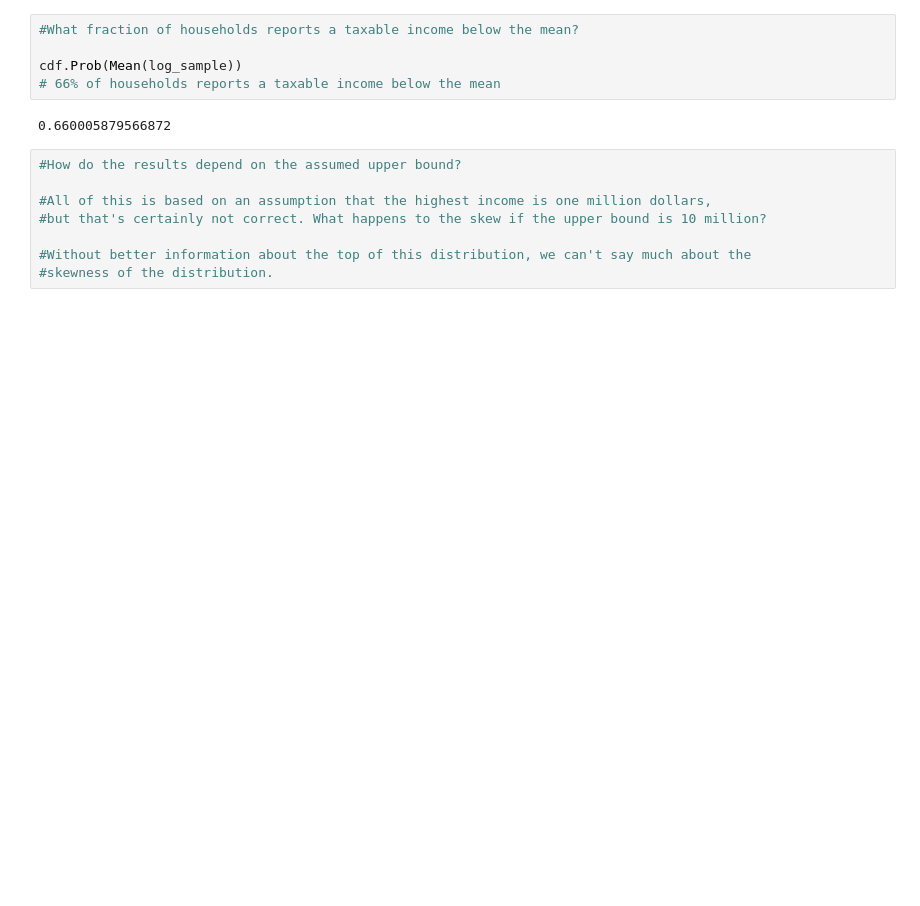
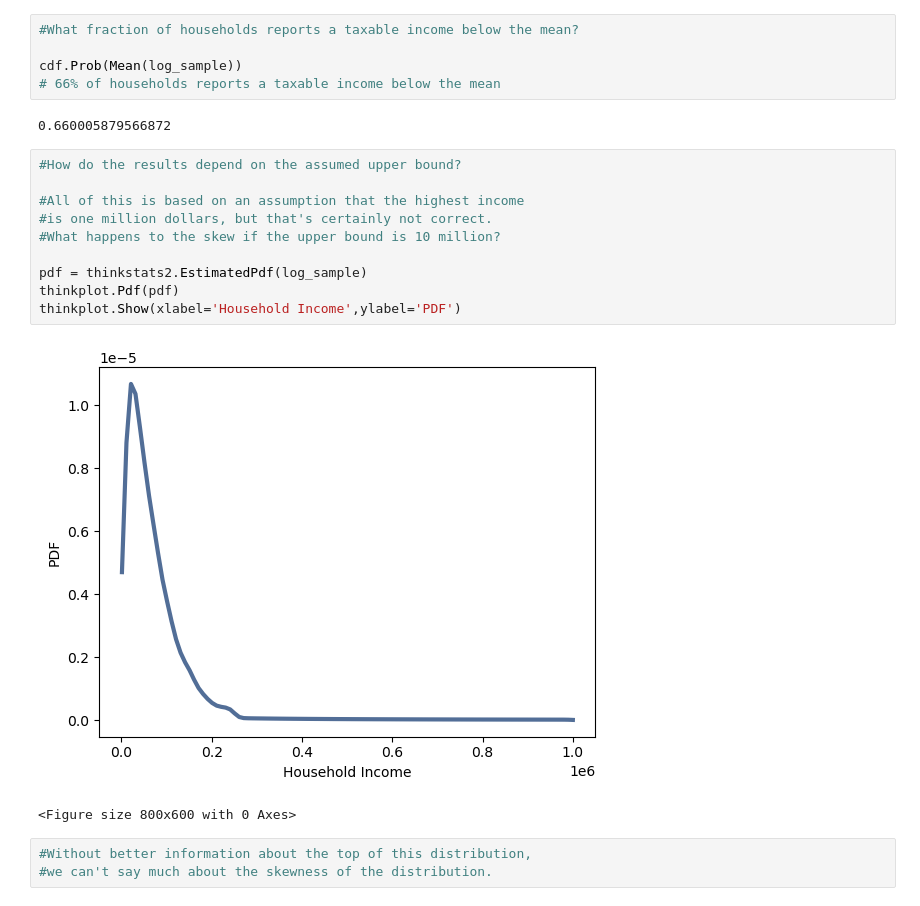
Before and after one commit to AartiRamani/Ramani-DSC530-ThinkStats2, a Jupyter notebook: Assignments/Week 5/Ramani530Week5.ipynb, the cells around one changed output. Drawn from its saved outputs; the diff is of its cells as text; blank space fills up the shorter version.

```diff
--- a/Assignments/Week 5/Ramani530Week5.ipynb
+++ b/Assignments/Week 5/Ramani530Week5.ipynb
@@ -225,11 +271,19 @@ cdf.Prob(Mean(log_sample))
 # 66% of households reports a taxable income below the mean
 # %% [output]
 0.660005879566872
+# %%
+#How do the results depend on the assumed upper bound?
+
+#All of this is based on an assumption that the highest income
+#is one million dollars, but that's certainly not correct.
+#What happens to the skew if the upper bound is 10 million?
+
+pdf = thinkstats2.EstimatedPdf(log_sample)
+thinkplot.Pdf(pdf)
+thinkplot.Show(xlabel='Household Income',ylabel='PDF')
+# %% [output]
+[figure, added]
+<Figure size 800x600 with 0 Axes>
 # %%
-#How do the results depend on the assumed upper bound?
-
-#All of this is based on an assumption that the highest income is one million dollars,
-#but that's certainly not correct. What happens to the skew if the upper bound is 10 million?
-
-#Without better information about the top of this distribution, we can't say much about the
-#skewness of the distribution.
+#Without better information about the top of this distribution,
+#we can't say much about the skewness of the distribution.
```
Also changed, not shown: parts of 32 cells of this notebook.
